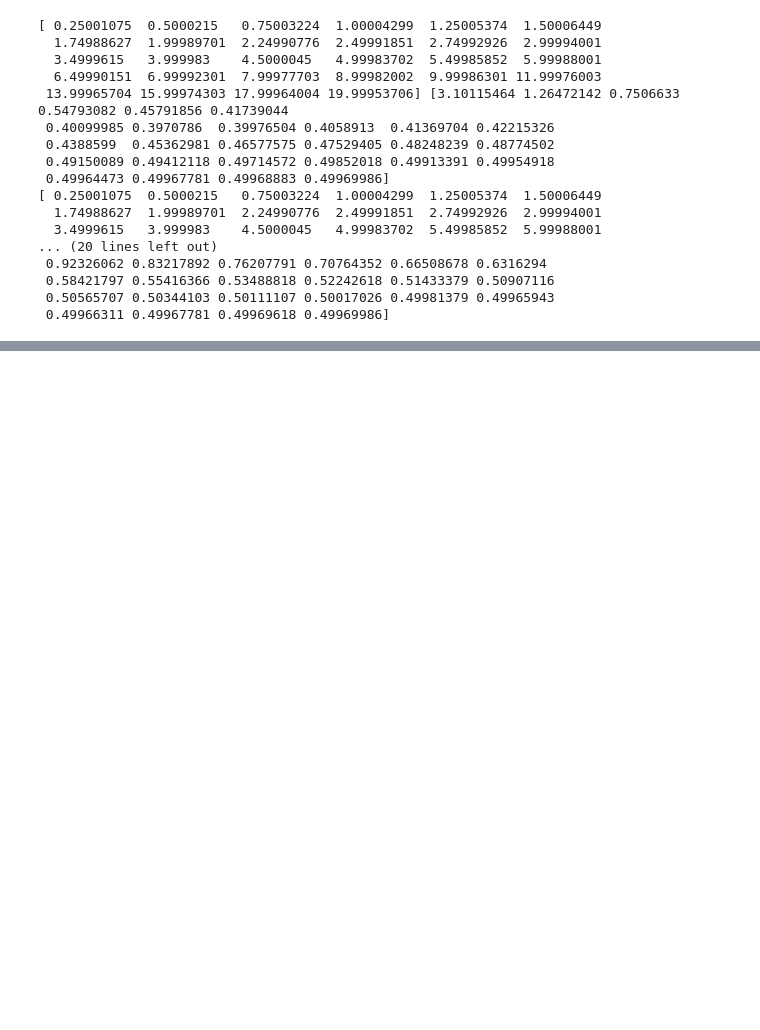
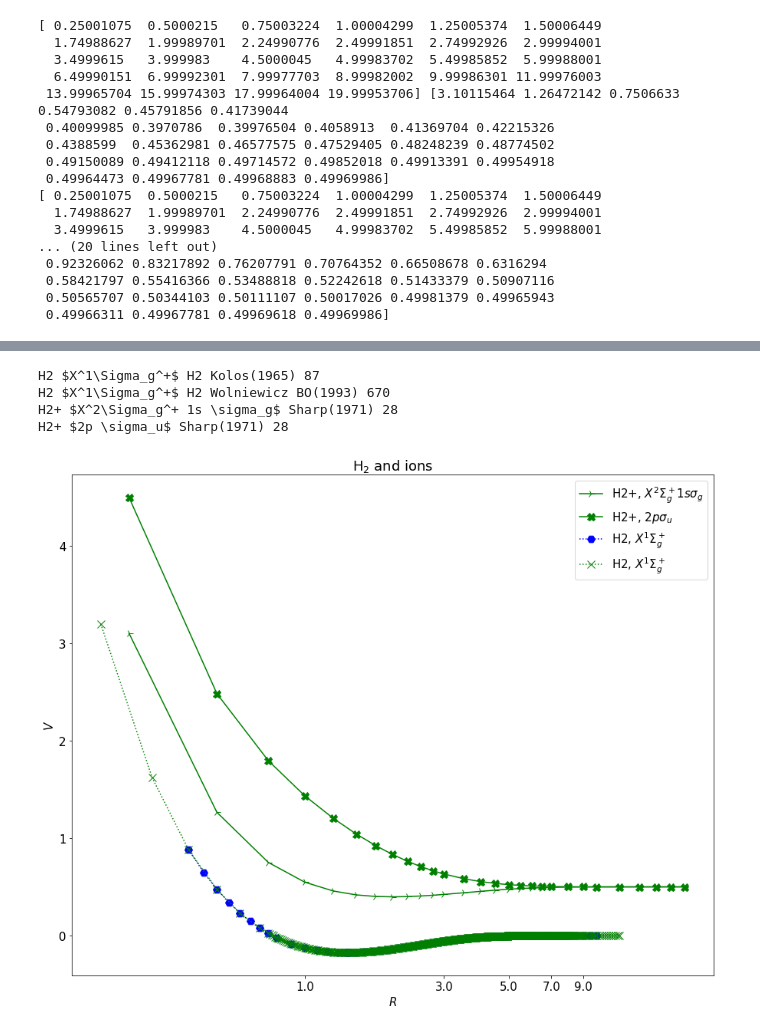
Before and after one commit to berylgithub/pes, a Jupyter notebook: PES_incremental_exp.ipynb, the cells around one changed output, grey strips where cells are left out. Cells and saved outputs as stored; diff of their text form; code cells hidden in the pictures; blank space fills up the shorter version.

```diff
--- a/PES_incremental_exp.ipynb
+++ b/PES_incremental_exp.ipynb
@@ -2481,0 +2484,9 @@ np.save('data/hxoy_data', list_data, allow_pickle=True) #savedata, new data
+# %%
+list_data = np.load('data/hxoy_data.npy', allow_pickle=True) #reload
+list_data = list_data[()]
+mol = "H2"
+qidxes = pdata.query_one_var_indices(mol, "mol", list_data)
+# %%
+for i, d in enumerate(list_data[qidxes]):
+    list_data[qidxes][i]["state"] = "$X^1\Sigma_g^+$"
+print(list_data[qidxes])
@@ -2481,0 +2511,15 @@ np.save('data/hxoy_data', list_data, allow_pickle=True) #savedata, new data
+# %%
+mols = ["H2", "H2+"]
+qidxes= []
+for mol in mols:
+    qidxes.extend(pdata.query_one_var_indices(mol, "mol", list_data))
+qidxes = np.array(qidxes)
+for idx in qidxes:
+    print(list_data[idx]["mol"], list_data[idx]["state"], list_data[idx]["author"], len(list_data[idx]["R"]))
+plot_mol_ions(qidxes, list_data, shapes, title="H$_2$ and ions", xlabel="$R$", ylabel="$V$", tick_type="origin")
+# %% [output]
+H2 $X^1\Sigma_g^+$ H2 Kolos(1965) 87
+H2 $X^1\Sigma_g^+$ H2 Wolniewicz BO(1993) 670
+H2+ $X^2\Sigma_g^+ 1s \sigma_g$ Sharp(1971) 28
+H2+ $2p \sigma_u$ Sharp(1971) 28
+[figure, added]
```
Also changed, not shown: parts of 3 cells of this notebook.
